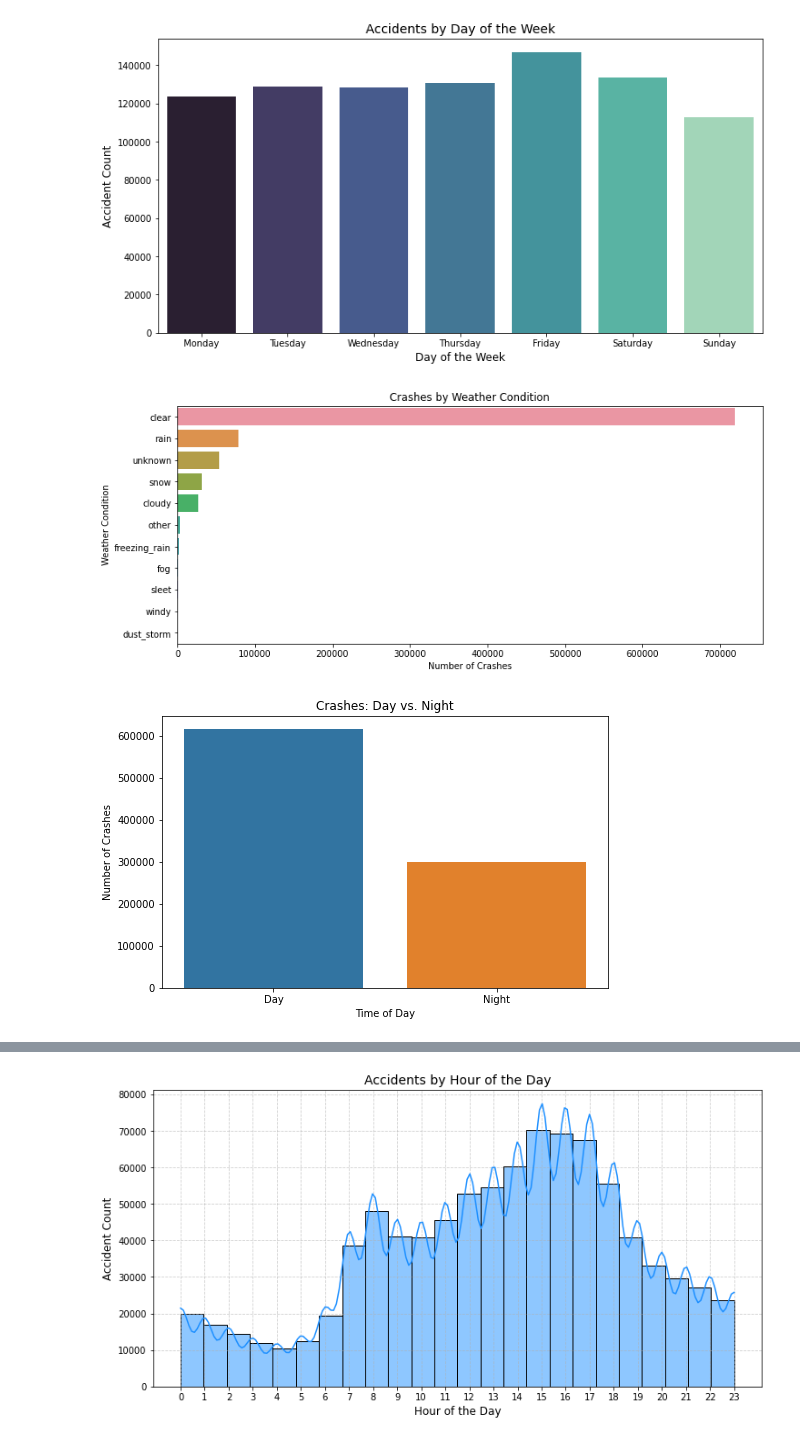
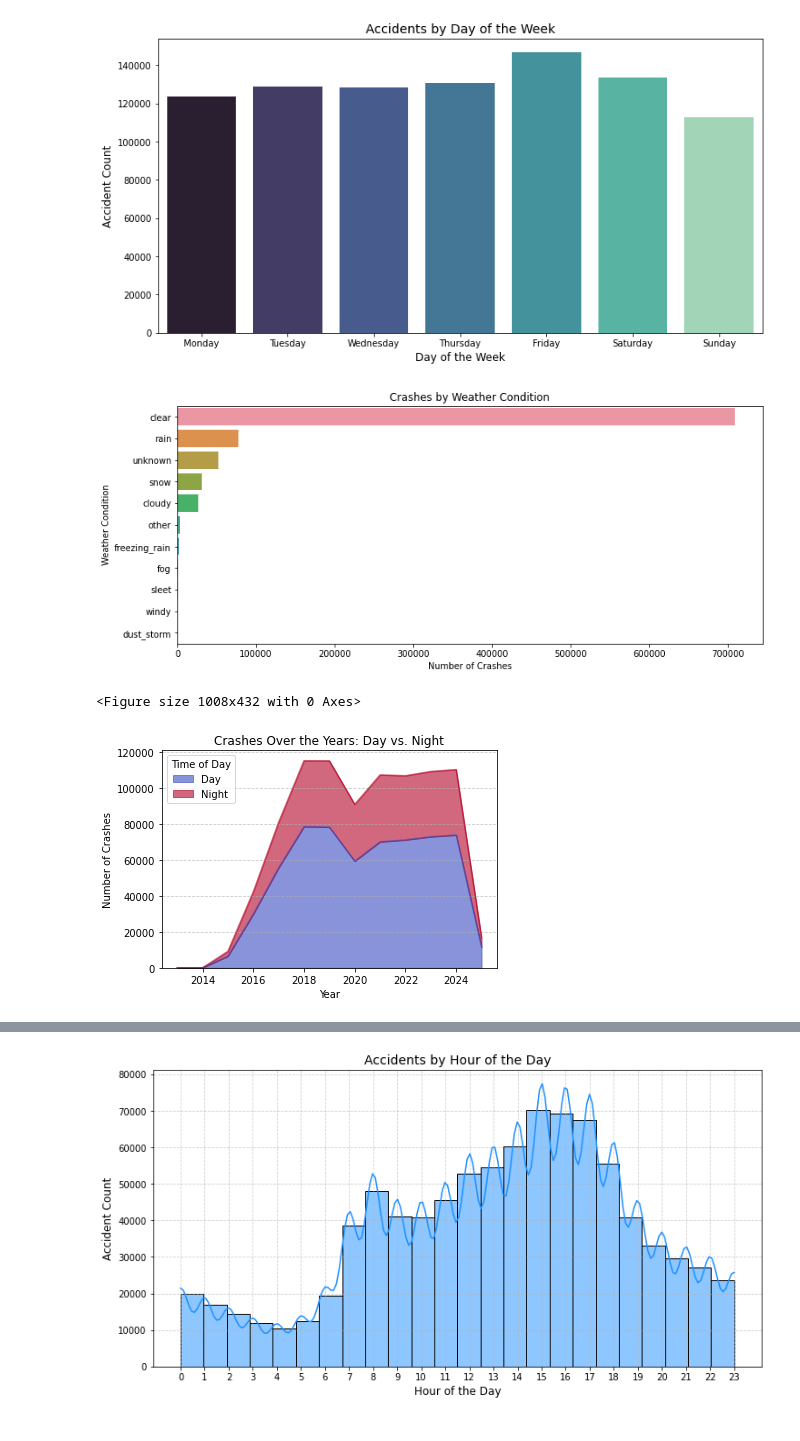
Before and after one commit to kvinstrange/Assignment1-Data-Cleaning, a Jupyter notebook: Assignment-1_Kevin.ipynb, the cells around one changed output, grey strips where cells are left out. Cells and saved outputs as stored; diff of their text form; code cells hidden in the pictures.

```diff
--- a/Assignment-1_Kevin.ipynb
+++ b/Assignment-1_Kevin.ipynb
@@ -371,6 +371,8 @@ memory usage: 265.5+ MB
 df.to_csv(" clean_chicago_traffic.csv", index=False)
 # %% [markdown]
 # CREATING CHARTS
+# %%
+df = pd.read_csv("./ clean_chicago_traffic.csv")
 # %%
 import matplotlib.pyplot as plt
 import seaborn as sns
@@ -424,16 +426,28 @@ plt.xlabel("Number of Crashes")
 plt.ylabel("Weather Condition")
 plt.show()
 # %% [output]
-[figure, old version]
+[figure, new version]
 # %%
-plt.figure(figsize=(8,5))
-sns.countplot(x=df['day_night'])
-plt.title("Crashes: Day vs. Night")
-plt.xlabel("Time of Day")
+import matplotlib.pyplot as plt
+
+# Group by year and day/night to see trends over time
+crash_trend = df.groupby(['crash_year', 'day_night']).size().unstack()
+
+# Create an area plot
+plt.figure(figsize=(14, 6))
+crash_trend.plot(kind='area', stacked=True, alpha=0.6, colormap='coolwarm')
+
+# Graph labels
+plt.title("Crashes Over the Years: Day vs. Night")
+plt.xlabel("Year")
 plt.ylabel("Number of Crashes")
+plt.legend(title="Time of Day")
+plt.grid(axis="y", linestyle="--", alpha=0.7)
+
 plt.show()
 # %% [output]
+<Figure size 1008x432 with 0 Axes>
-[figure, old version]
+[figure, new version]
 # %%
 plt.figure(figsize=(8,5))
 sns.countplot(x=df['crash_season'])
```
Also changed, not shown: parts of 2 cells of this notebook.
